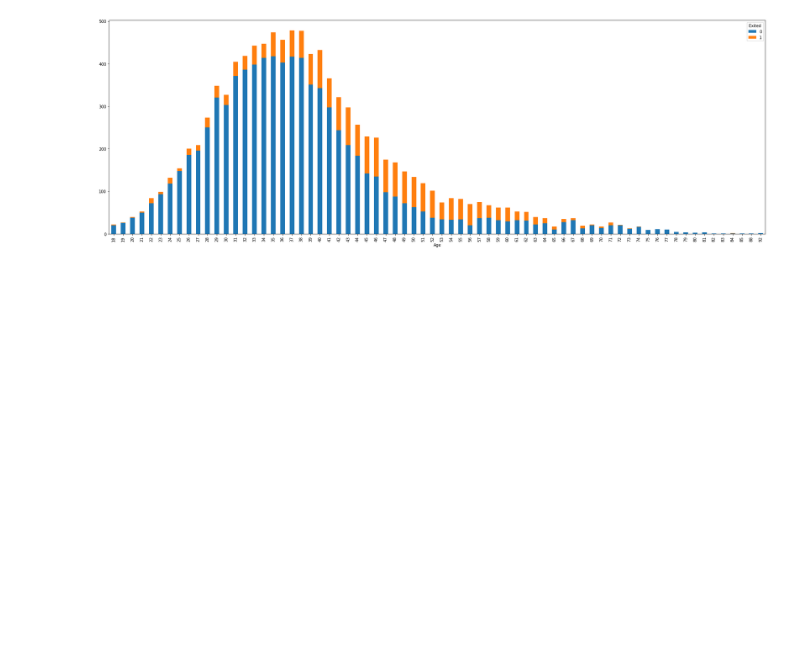
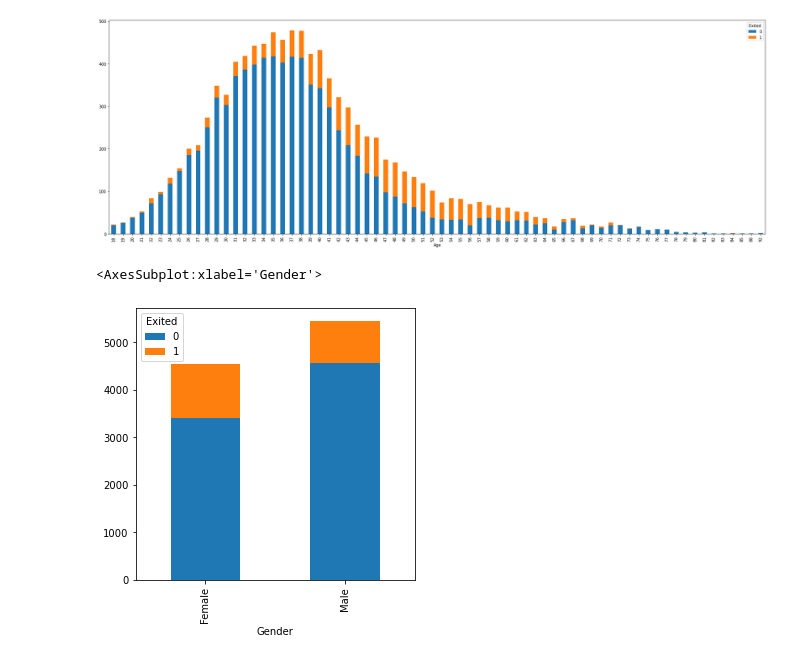
Before and after one commit to Desmondonam/Data-Science, a Jupyter notebook: Customer Churn/Notebooks/customer churn.ipynb, the cells around one changed output. Drawn from its saved outputs; the diff is of its cells as text; code cells hidden in the pictures; blank space fills up the shorter version.

Commit message:
add plots

```diff
--- a/Customer Churn/Notebooks/customer churn.ipynb
+++ b/Customer Churn/Notebooks/customer churn.ipynb
@@ -69,0 +72,5 @@ df.groupby(["Age", "Exited"]).size().unstack().plot(kind='bar', stacked=True, fi
+# %%
+df.groupby(["Gender", "Exited"]).size().unstack().plot(kind='bar', stacked=True, figsize=(5,5))
+# %% [output]
+<AxesSubplot:xlabel='Gender'>
+[figure, added]
```
Also changed, not shown: parts of 11 cells of this notebook.
